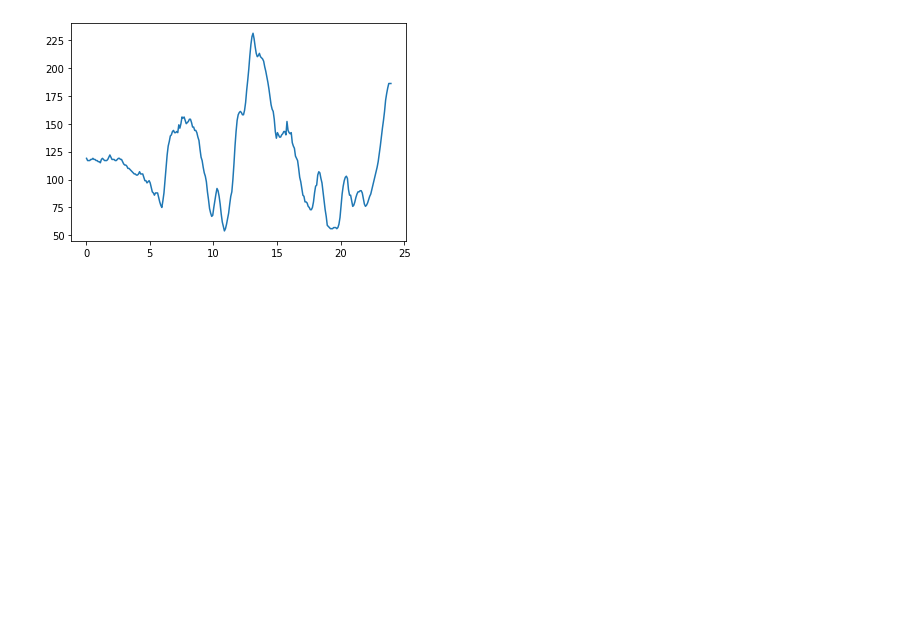
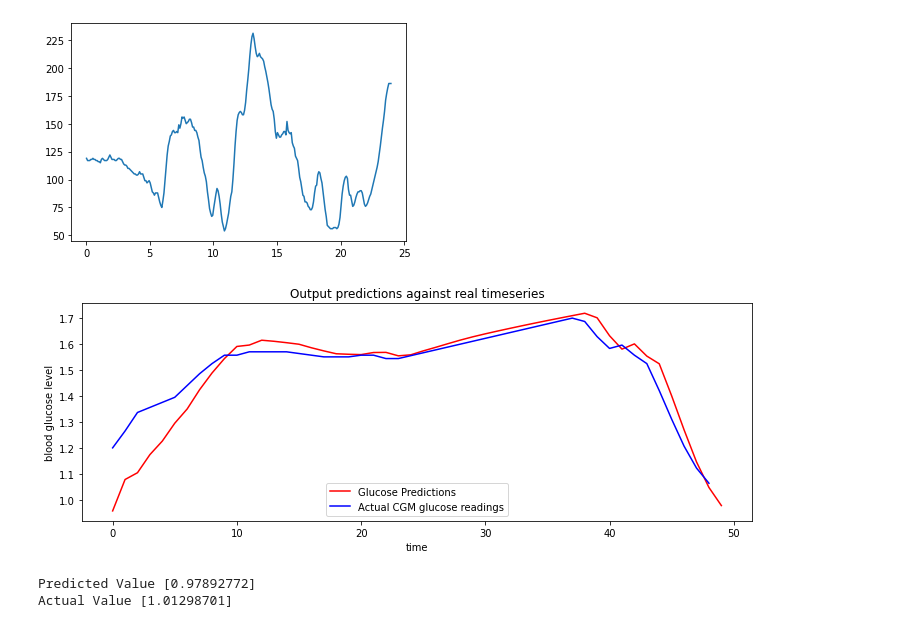
Before and after one commit to niharkoppolu/CGM_Predicting_Reservoir, a Jupyter notebook: Main.ipynb, the cells around one changed output. Saved outputs shown, nothing was run; the diff lists cells and outputs as text; code cells hidden in the pictures; blank space fills up the shorter version.

```diff
--- a/Main.ipynb
+++ b/Main.ipynb
@@ -20,3 +20,17 @@ day time: 12.193888888888889
 glucose level: 160
 # points:  296
 [figure]
+# %%
+import reservoirpy as rpy
+from reservoirpy.nodes import Reservoir, Ridge
+import numpy as np
+import matplotlib.pyplot as plt
+
+rpy.verbosity(0)#Not sure what these 2 commands do
+rpy.set_seed(42)
+
+reservoir = Reservoir(500, lr=0.5, sr=0.5)
+
+readout = Ridge(ridge=1e-7)
+
+esn = reservoir >> readout
@@ -22,0 +73,35 @@ glucose level: 160
+# %%
+#Testing the reservoir
+start_test_range = 25
+end_test_range = 75
+test_date = 3
+points_in_day1 = len(Data_Set.complete_glucose_set[test_date])
+
+test_data = np.array(Data_Set.complete_glucose_set[test_date])
+test_data = test_data.reshape((points_in_day1, 1))
+for i in range(points_in_day1):
+    test_data[i] = test_data[i] / div_factor
+    pass
+
+
+X_test = test_data[start_test_range : end_test_range]
+#y_test = test_data[start_test_range + horizon : end_test_range + horizon]
+
+#Calling the run (test) function
+y_pred = esn.run(X_test)
+# %%
+plt.figure(figsize=(12, 4))
+plt.plot(y_pred, color="red", lw=1.5, label="Glucose Predictions")
+plt.plot(X_test[1:], color="blue", lw=1.5, label="Actual CGM glucose readings")
+plt.title("Output predictions against real timeseries")
+plt.xlabel("time")
+plt.ylabel("blood glucose level")
+plt.legend()
+plt.show()
+print("Predicted Value", y_pred[-1])
+print("Actual Value",test_data[end_test_range])
+print()
+# %% [output]
+[figure, added]
+Predicted Value [0.97892772]
+Actual Value [1.01298701]
```
Also changed, not shown: parts of 3 cells of this notebook, 2 other files.
